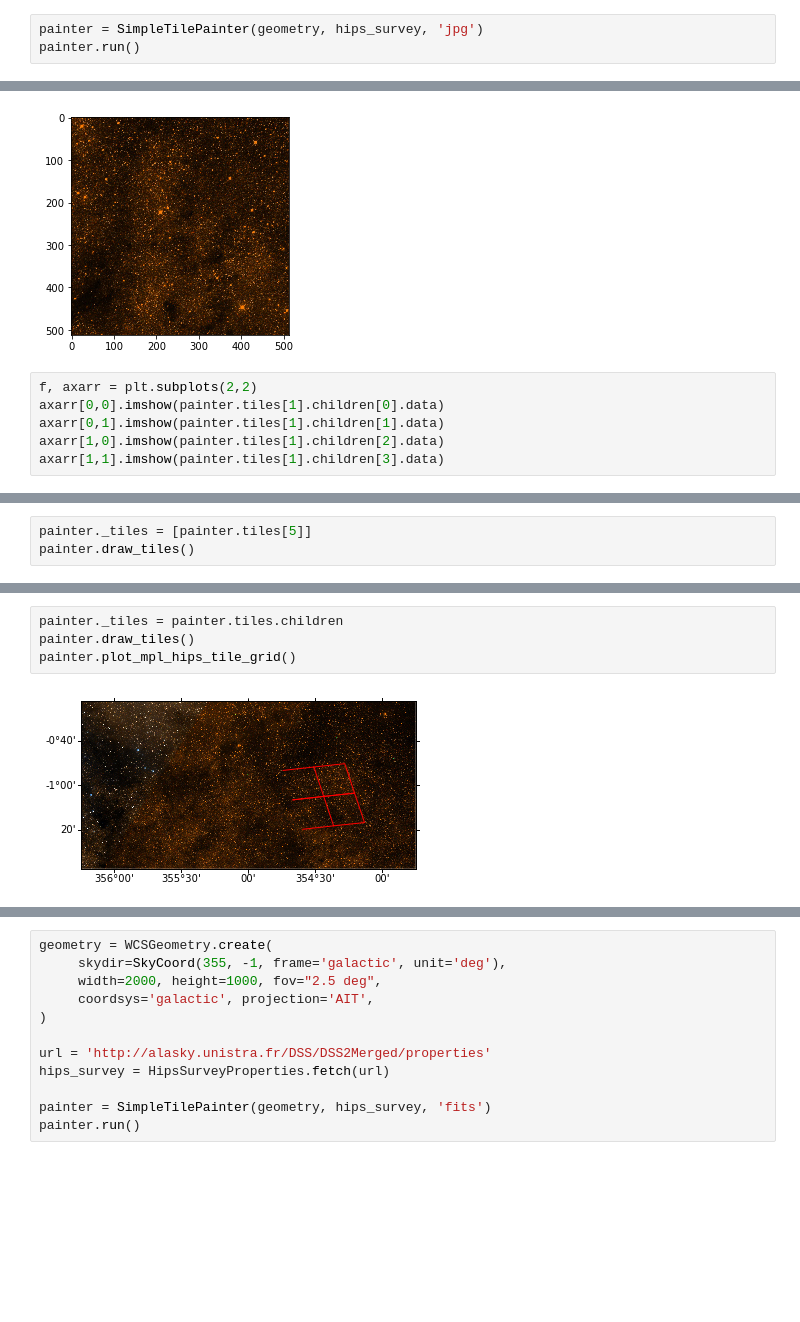
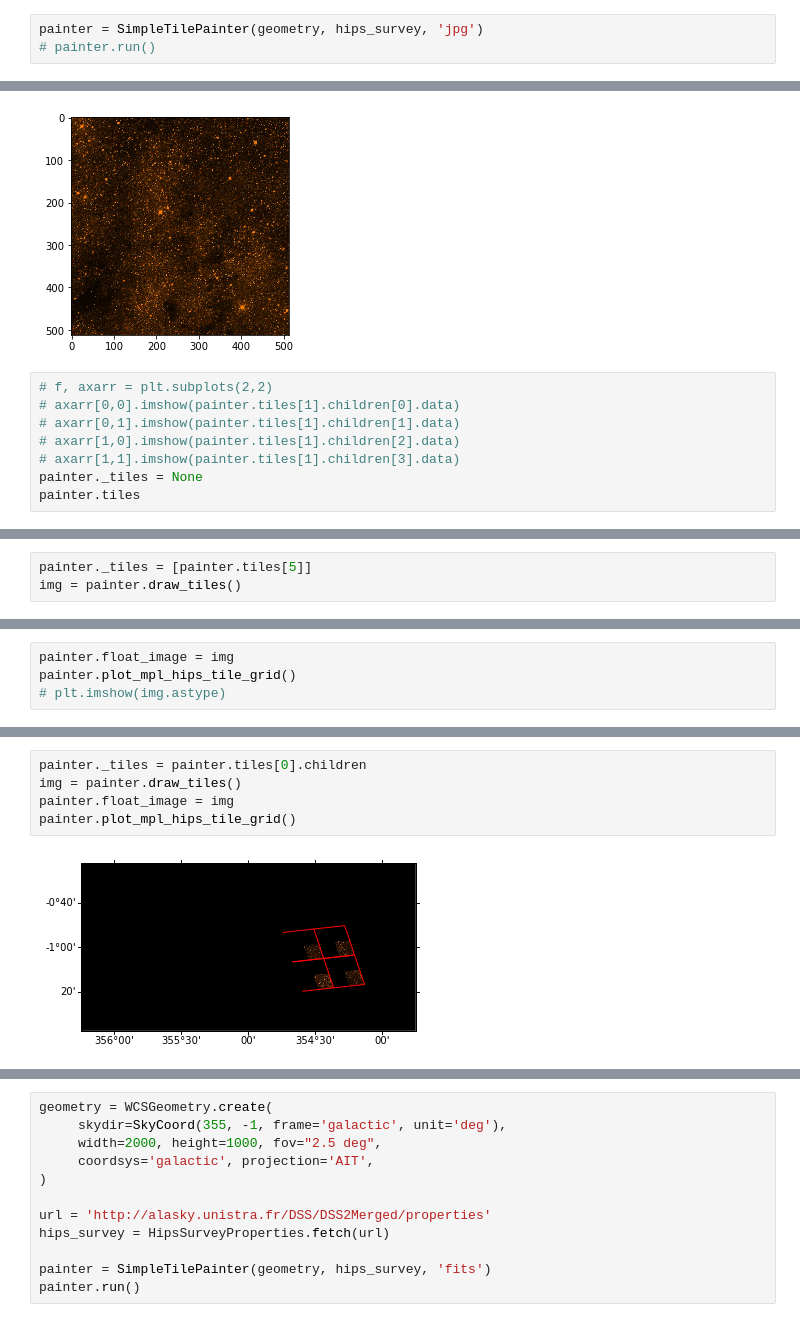
Before and after one commit to adl1995/HIPS-to-Py, a Jupyter notebook: examples/Tile distortion issue - Fix.ipynb, the cells around one changed output, grey strips where cells are left out. Saved outputs shown, nothing was run; the diff lists cells and outputs as text; blank space fills up the shorter version.

```diff
--- a/examples/Tile distortion issue - Fix.ipynb
+++ b/examples/Tile distortion issue - Fix.ipynb
@@ -21,7 +21,7 @@ url = 'http://alasky.u-strasbg.fr/DSS/DSSColor/properties'
 hips_survey = HipsSurveyProperties.fetch(url)
 # %%
 painter = SimpleTilePainter(geometry, hips_survey, 'jpg')
-painter.run()
+# painter.run()
 # %%
 from astropy.visualization.mpl_normalize import simple_norm
 
@@ -42,9 +42,11 @@ plt.imshow(painter.tiles[1].data)
 <matplotlib.image.AxesImage at 0x...>
 [figure]
 # %%
-f, axarr = plt.subplots(2,2)
-axarr[0,0].imshow(painter.tiles[1].children[0].data)
-axarr[0,1].imshow(painter.tiles[1].children[1].data)
-axarr[1,0].imshow(painter.tiles[1].children[2].data)
-axarr[1,1].imshow(painter.tiles[1].children[3].data)
+# f, axarr = plt.subplots(2,2)
+# axarr[0,0].imshow(painter.tiles[1].children[0].data)
+# axarr[0,1].imshow(painter.tiles[1].children[1].data)
+# axarr[1,0].imshow(painter.tiles[1].children[2].data)
+# axarr[1,1].imshow(painter.tiles[1].children[3].data)
+painter._tiles = None
+painter.tiles
 # %% [output]
@@ -53,3 +70,3 @@ axarr[1,1].imshow(painter.tiles[1].children[3].data)
 # %%
 painter._tiles = [painter.tiles[5]]
-painter.draw_tiles()
+img = painter.draw_tiles()
@@ -77,0 +73,4 @@ painter.plot_mpl_hips_tile_grid()
+# %%
+painter.float_image = img
+painter.plot_mpl_hips_tile_grid()
+# plt.imshow(img.astype)
@@ -78,6 +79,7 @@ painter.plot_mpl_hips_tile_grid()
 # %%
-painter._tiles = painter.tiles.children
-painter.draw_tiles()
+painter._tiles = painter.tiles[0].children
+img = painter.draw_tiles()
+painter.float_image = img
 painter.plot_mpl_hips_tile_grid()
 # %% [output]
-[figure, old version]
+[figure, new version]
```
Also changed, not shown: parts of 5 cells of this notebook.
